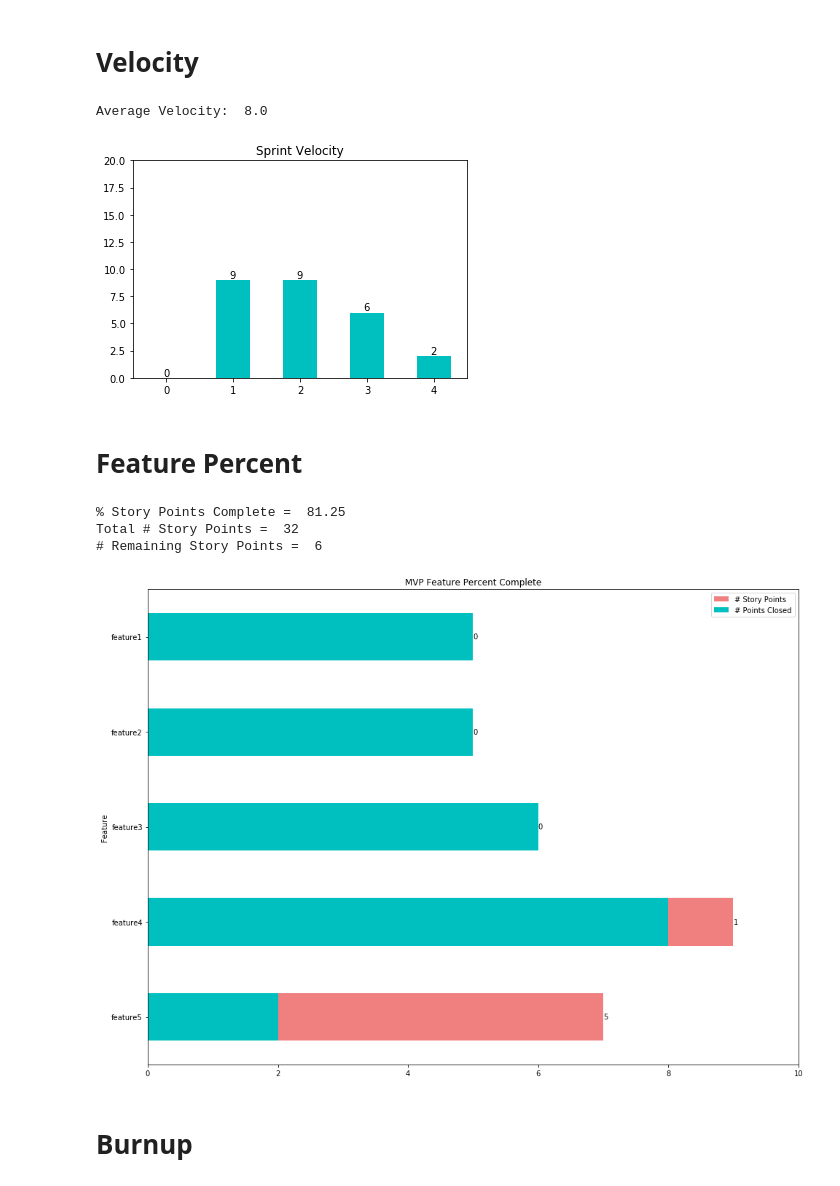
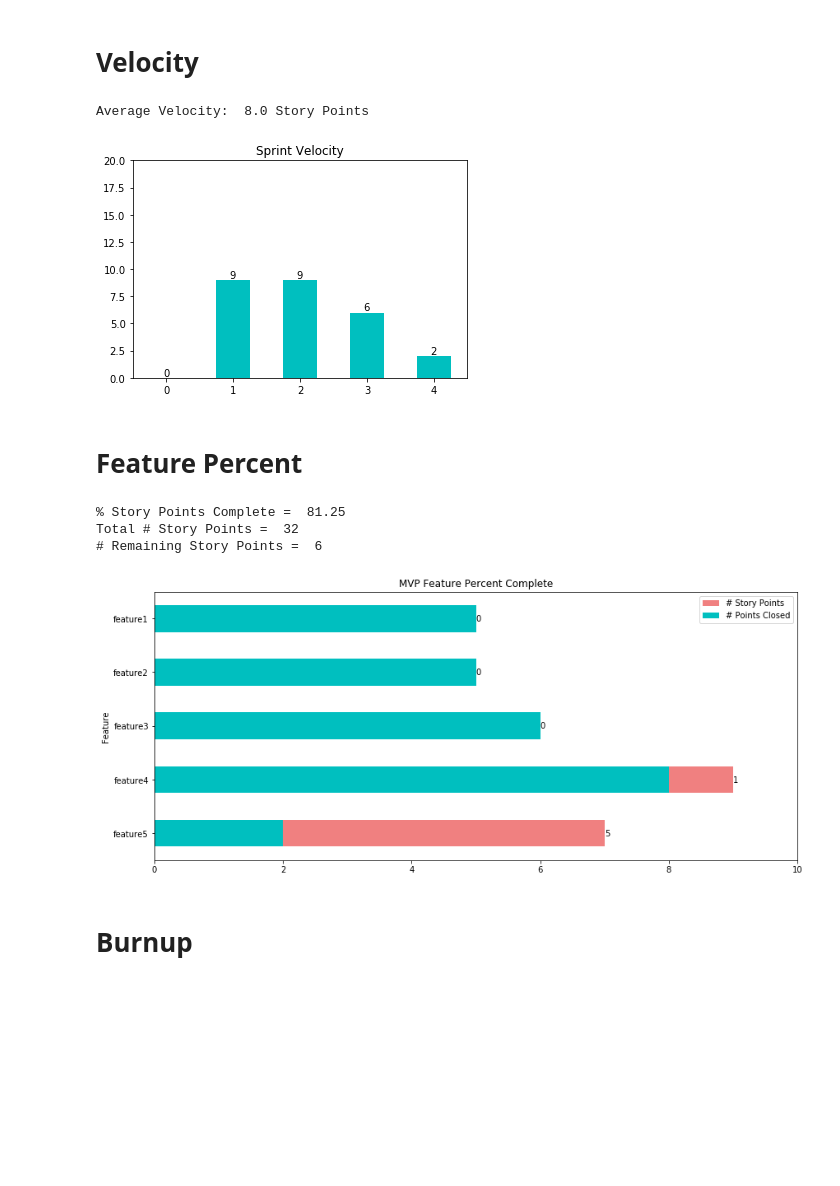
Before and after one commit to albertsch8/backlog-analytics, a Jupyter notebook: backlog_feature_analysis/team_features_mac.ipynb, the cells around one changed output. Saved outputs shown, nothing was run; the diff lists cells and outputs as text; code cells hidden in the pictures; blank space fills up the shorter version.

```diff
--- a/backlog_feature_analysis/team_features_mac.ipynb
+++ b/backlog_feature_analysis/team_features_mac.ipynb
@@ -7,7 +7,7 @@
 # %%
 # >>> EDIT ITEMS IN THIS CELL
 
-# last complete sprint
+# Last complete sprint
 last_sprint = 3
 
 # Export the query from VSTS and save to the folder containing this notebook
@@ -15,6 +15,10 @@ filename = "sample_data/team_sample_data_mac.csv"
 
 # Define the sprint path up to sprint number
 iteration_path = 'projectName\team1\Sprint '
+
+# Change size of Feature Percent and Burnup graphs (width, height)
+w = 14
+h = 6
 # %%
 # Replace back slash with forward slash for iteration_path
 split_t = iteration_path.split('\t')
@@ -143,39 +147,39 @@ for i, label in enumerate(list(sprintdf.index)):
     ax.annotate(str(score), xy = (i, score), ha='center', va = 'bottom')
 
 # Average sprint velocity for up to current sprint
-print('Average Velocity: ', sprintdf.iloc[1:(last_sprint+1),2].sum()/(last_sprint))
+print('Average Velocity: ', sprintdf.iloc[1:(last_sprint+1),2].sum()/(last_sprint), 'Story Points')
 # %% [output]
-Average Velocity:  8.0
+Average Velocity:  8.0 Story Points
 [figure]
 # %% [markdown]
 # Feature  Percent<a class="anchor" id="feature_percent"></a>
 # %%
 # Define x-axis max value
 max_x = featdf['# Story Points'].max()
 x_axis_max = (int(max_x/5)+1)*5
 
 # Plot
-ax1 = featdf.plot.barh(title="MVP Feature Percent Complete", x="Feature", y= "# Story Points",color='lightcoral', figsize = (16,12));
+ax1 = featdf.plot.barh(title="MVP Feature Percent Complete", x="Feature", y= "# Story Points",color='lightcoral', figsize = (w,h));
 featdf.plot.barh(x="Feature", y= "# Points Closed", ax=ax1, color='c', width = 0.5);
 ax1.set_yticklabels(featdf['Feature'], rotation=0);
 ax1.set_xlim(0, x_axis_max);
 
 for i, cards in enumerate(list(featdf['# Story Points'])):
     ax1.annotate(str(cards-featdf['# Points Closed'].iloc[i]), xy = (cards, i), va = "center")
 
 # Number of MVP points
 num_mvp = featdf['# Story Points'].sum()
 mvp_left = featdf['# Story Points'].sum()-featdf['# Points Closed'].sum()
 MVP_percent_complete = featdf['# Points Closed'].sum()/featdf['# Story Points'].sum()*100
 
 print('% Story Points Complete = ', MVP_percent_complete.round(2))
 print('Total # Story Points = ', num_mvp)
 print('# Remaining Story Points = ', mvp_left)
 # %% [output]
 % Story Points Complete =  81.25
 Total # Story Points =  32
 # Remaining Story Points =  6
-[figure, old version]
+[figure, new version]
 # %% [markdown]
 # Burnup <a class="anchor" id="mvp_burnup"></a>
 # %%
```
Also changed, not shown: parts of 1 cell of this notebook, 3 other files.
